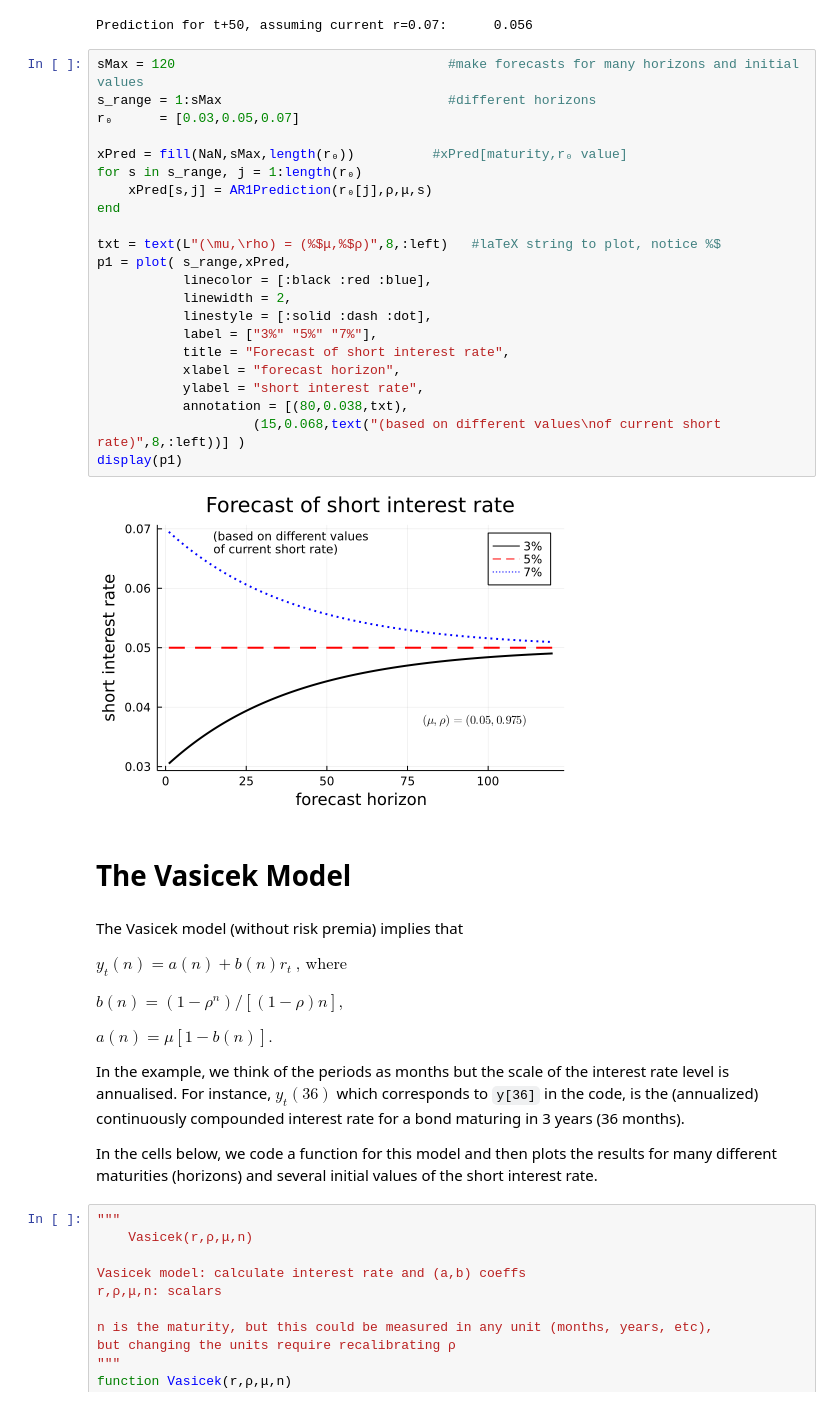
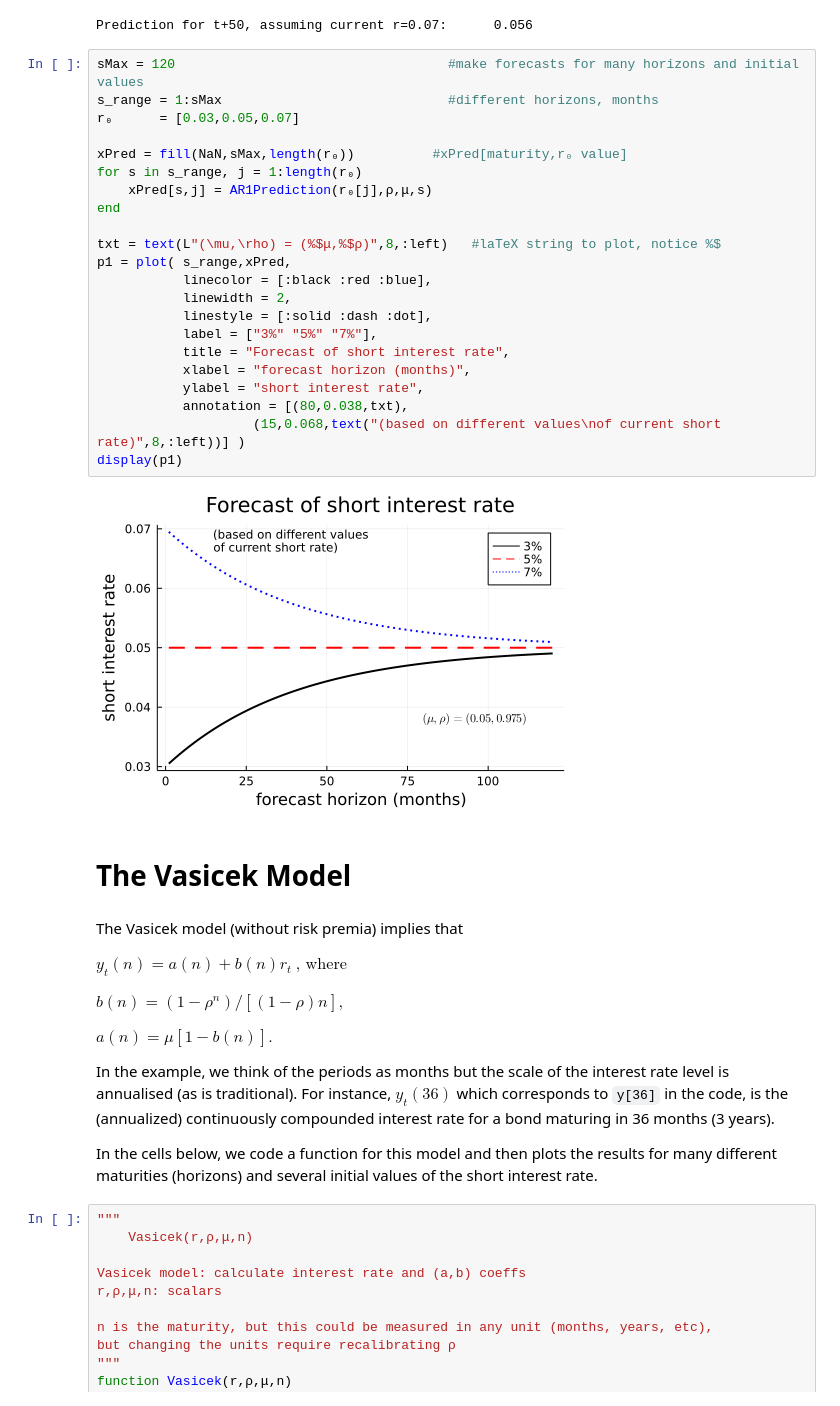
Before and after one commit to PaulSoderlind/FinancialTheoryMSc, a Jupyter notebook: Ch18_Bonds3.ipynb, the cells around one changed output. Drawn from its saved outputs; the diff is of its cells as text.

```diff
--- a/Ch18_Bonds3.ipynb
+++ b/Ch18_Bonds3.ipynb
@@ -50,28 +50,28 @@ printlnPs("Prediction for t+50, assuming current r=0.07: ",AR1Prediction(0.07,ρ
 Prediction for t+50, assuming current r=0.07:      0.056
 # %%
 sMax = 120                                   #make forecasts for many horizons and initial values
-s_range = 1:sMax                             #different horizons
+s_range = 1:sMax                             #different horizons, months
 r₀      = [0.03,0.05,0.07]
 
 xPred = fill(NaN,sMax,length(r₀))          #xPred[maturity,r₀ value]
 for s in s_range, j = 1:length(r₀)
     xPred[s,j] = AR1Prediction(r₀[j],ρ,μ,s)
 end
 
 txt = text(L"(\mu,\rho) = (%$μ,%$ρ)",8,:left)   #laTeX string to plot, notice %$
 p1 = plot( s_range,xPred,
            linecolor = [:black :red :blue],
            linewidth = 2,
            linestyle = [:solid :dash :dot],
            label = ["3%" "5%" "7%"],
            title = "Forecast of short interest rate",
-           xlabel = "forecast horizon",
+           xlabel = "forecast horizon (months)",
            ylabel = "short interest rate",
            annotation = [(80,0.038,txt),
                     (15,0.068,text("(based on different values\nof current short rate)",8,:left))] )
 display(p1)
 # %% [output]
-[figure, old version]
+[figure, new version]
 # %% [markdown]
 # The Vasicek Model
 # %% [markdown]
@@ -89,7 +89,7 @@ $
 a(n)     = \mu\left[  1-b(n)\right].
 $
 
-In the example, we think of the periods as months but the scale of the interest rate level is annualised. For instance, $y_{t}(36)$ which corresponds to `y[36]` in the code, is the (annualized) continuously compounded interest rate for a bond maturing in 3 years (36 months).
+In the example, we think of the periods as months but the scale of the interest rate level is annualised (as is traditional). For instance, $y_{t}(36)$ which corresponds to `y[36]` in the code, is the (annualized) continuously compounded interest rate for a bond maturing in 36 months (3 years).
 
 In the cells below, we code a function for this model and then plots the results for many different maturities (horizons) and several initial values of the short interest rate.
 # %%
```
Also changed, not shown: parts of 1 cell of this notebook, 7 other files.
